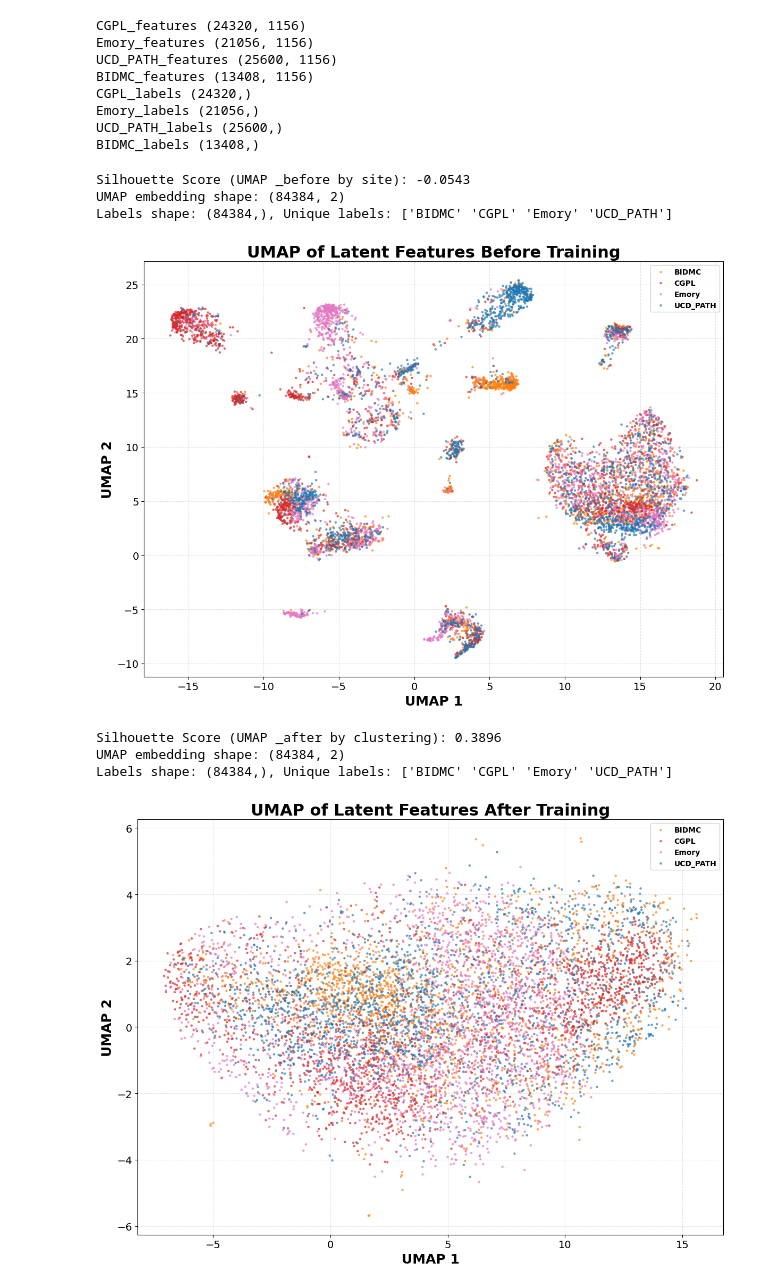
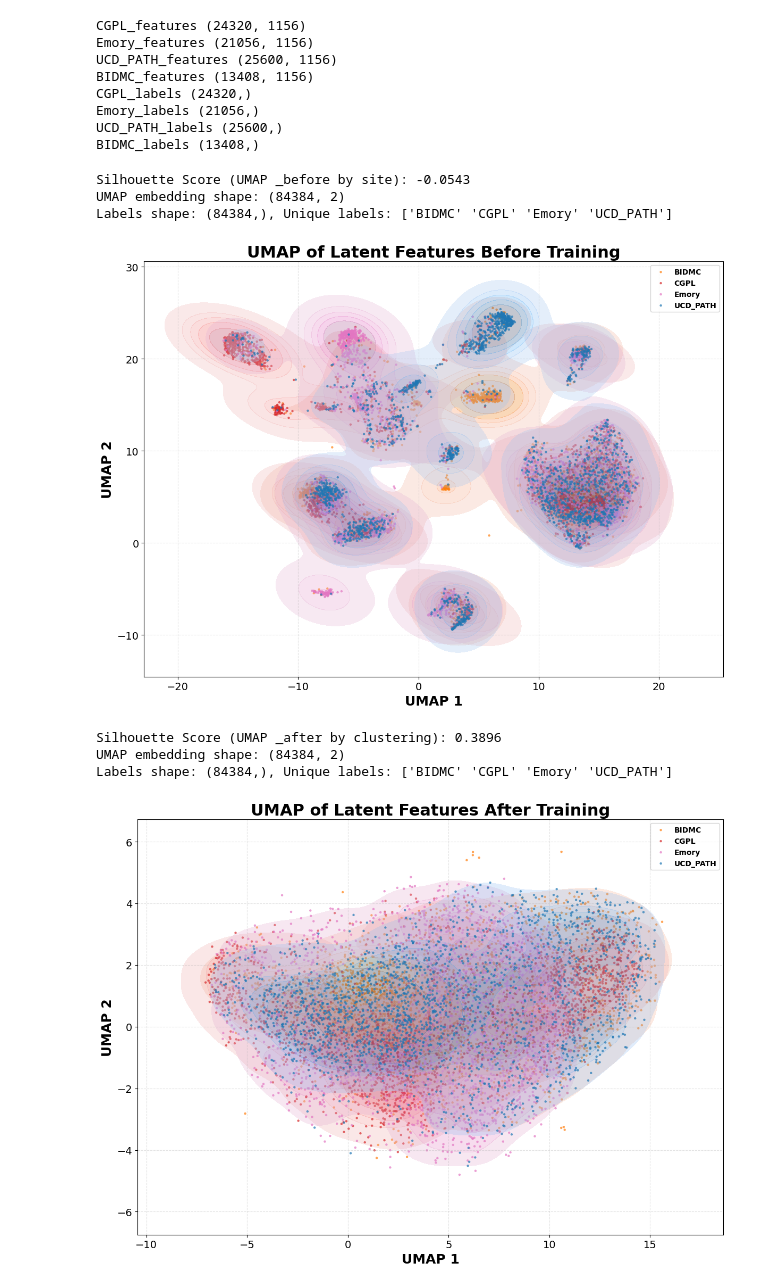
Before and after one commit to SarderLab/DA-Collagen-Segment, a Jupyter notebook: umaps.ipynb, the cells around one changed output. Saved outputs shown, nothing was run; the diff lists cells and outputs as text; code cells hidden in the pictures.

```diff
--- a/umaps.ipynb
+++ b/umaps.ipynb
@@ -129,18 +129,18 @@ def gen_plot(umap_features, labels=None, title="UMAP of latent features", phase=
 
         color = site_colors.get(site, 'gray')
 
-        # # --- kde density contour ---
-        # try:
-        #     sns.kdeplot(
-        #         x=pts[:, 0], y=pts[:, 1],
-        #         levels=6,
-        #         fill=True,
-        #         alpha=0.28,
-        #         color=color,
-        #         linewidths=1.6
-        #     )
-        # except Exception:
-        #     pass  # KDE can fail for tiny datasets
+        # --- kde density contour ---
+        try:
+            sns.kdeplot(
+                x=pts[:, 0], y=pts[:, 1],
+                levels=6,
+                fill=True,
+                alpha=0.28,
+                color=color,
+                linewidths=1.6
+            )
+        except Exception:
+            pass  # KDE can fail for tiny datasets
 
         # --- sparse scatter for clarity ---
         n_show = min(2000, pts.shape[0])
@@ -164,35 +164,35 @@ def gen_plot(umap_features, labels=None, title="UMAP of latent features", phase=
 
     plt.grid(True, linestyle="--", alpha=0.35)
     plt.xticks(fontsize=14)
     plt.yticks(fontsize=14)
 
     # unique legend
     handles, labels_unique = plt.gca().get_legend_handles_labels()
     by_label = dict(zip(labels_unique, handles))
     plt.legend(
         by_label.values(), by_label.keys(),
         fontsize=14,
         frameon=True,
         prop={'weight': 'bold'},
         loc='best'
     )
 
     plt.tight_layout()
     plt.show()
     plt.close()
     # print(f"Saved UMAP plot to: {file_path}")
 
 embedding_before, y_all_b = reduce_features_umap(all_features_before, phase='_before')
 gen_plot(embedding_before, labels=y_all_b, title="UMAP of Latent Features Before Training", phase='_before')
 
 embedding_after, y_all_a = reduce_features_umap(all_features_after, phase='_after')
 gen_plot(embedding_after, labels=y_all_a, title="UMAP of Latent Features After Training", phase='_after')
 # %% [output]
 Silhouette Score (UMAP _before by site): -0.0543
 UMAP embedding shape: (84384, 2)
 Labels shape: (84384,), Unique labels: ['BIDMC' 'CGPL' 'Emory' 'UCD_PATH']
-[figure, old version]
+[figure, new version]
 Silhouette Score (UMAP _after by clustering): 0.3896
 UMAP embedding shape: (84384, 2)
 Labels shape: (84384,), Unique labels: ['BIDMC' 'CGPL' 'Emory' 'UCD_PATH']
-[figure, old version]
+[figure, new version]
```
Also changed, not shown: parts of 3 cells of this notebook.
